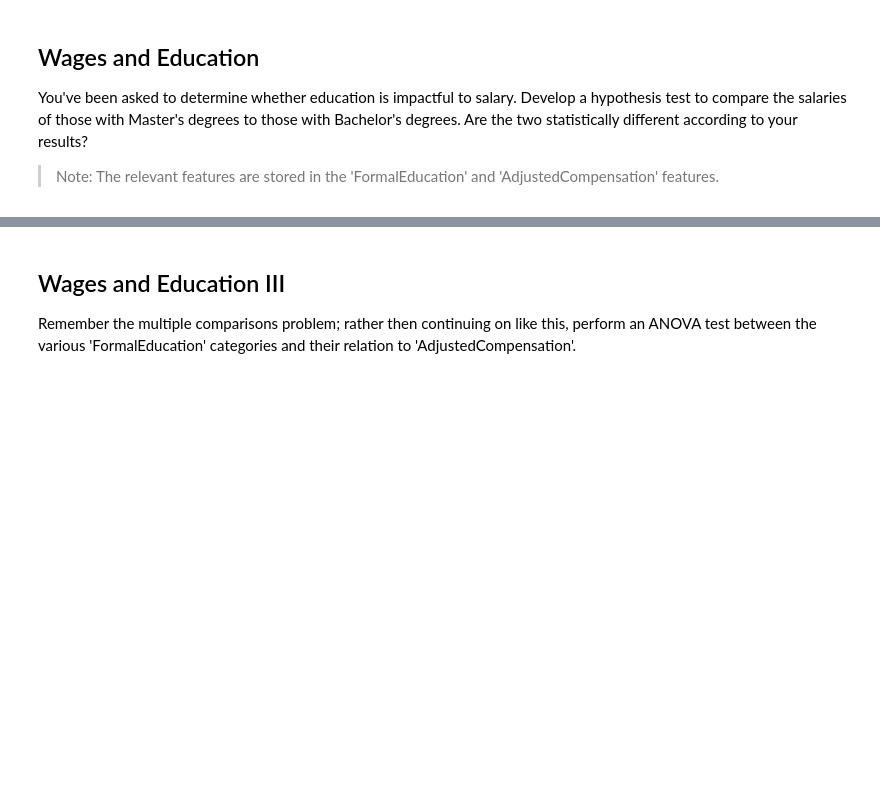
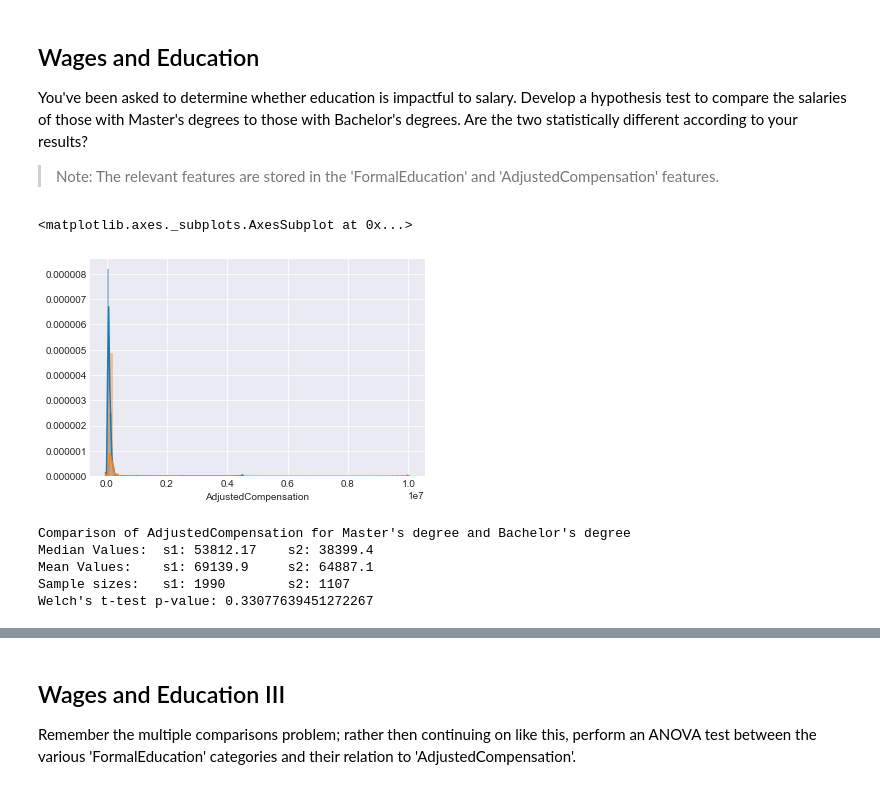
Before and after one commit to learn-co-curriculum/dsc-in-depth-ab-testing-lab, a Jupyter notebook: index.ipynb, the cells around one changed output, grey strips where cells are left out. Saved outputs shown, nothing was run; the diff lists cells and outputs as text; code cells hidden in the pictures; blank space fills up the shorter version.

```diff
--- a/index.ipynb
+++ b/index.ipynb
@@ -25,5 +28,5 @@ sns.set_style('darkgrid')
 # %%
-df = pd.read_csv('multipleChoiceResponses.csv', encoding='latin1')
+df = pd.read_csv('multipleChoiceResponses_cleaned.csv', encoding='latin1')
 df.head()
 # %% [output]
 |  | GenderSelect | Country | Age | EmploymentStatus | StudentStatus | LearningDataScience | CodeWriter | ... |
@@ -49,3 +52,30 @@ You've been asked to determine whether education is impactful to salary. Develop
 > Note: The relevant features are stored in the 'FormalEducation' and 'AdjustedCompensation' features.
 # %%
 import flatiron_stats as fs
+# %%
+#Subset the appropriate data into 2 groups
+f1 = 'FormalEducation'
+f2 = 'AdjustedCompensation'
+f1c1 = "Master's degree"
+f1c2 = "Bachelor's degree"
+subset = df[(~df[f1].isnull()) & (~df[f2].isnull())]
+s1 = subset[subset[f1]==f1c1][f2]
+s2 = subset[subset[f1]==f1c2][f2]
+# %%
+sns.distplot(s1)
+sns.distplot(s2)
+# %% [output]
+<matplotlib.axes._subplots.AxesSubplot at 0x...>
+[figure, added]
+# %%
+print('Comparison of {} for {} and {}'.format(f2, f1c1, f1c2))
+print("Median Values: \ts1: {} \ts2: {}".format(round(s1.median(),2), round(s2.median(),2)))
+print("Mean Values: \ts1: {} \ts2: {}".format(round(s1.mean(),2), round(s2.mean(),2)))
+print('Sample sizes: \ts1: {} \ts2: {}'.format(len(s1), len(s2)))
+print("Welch's t-test p-value:", fs.p_value_welch_ttest(s1, s2))
+# %% [output]
+Comparison of AdjustedCompensation for Master's degree and Bachelor's degree
+Median Values:  s1: 53812.17    s2: 38399.4
+Mean Values:    s1: 69139.9     s2: 64887.1
+Sample sizes:   s1: 1990        s2: 1107
+Welch's t-test p-value: 0.33077639451272267
```
Also changed, not shown: parts of 17 cells of this notebook, 4 other files.
